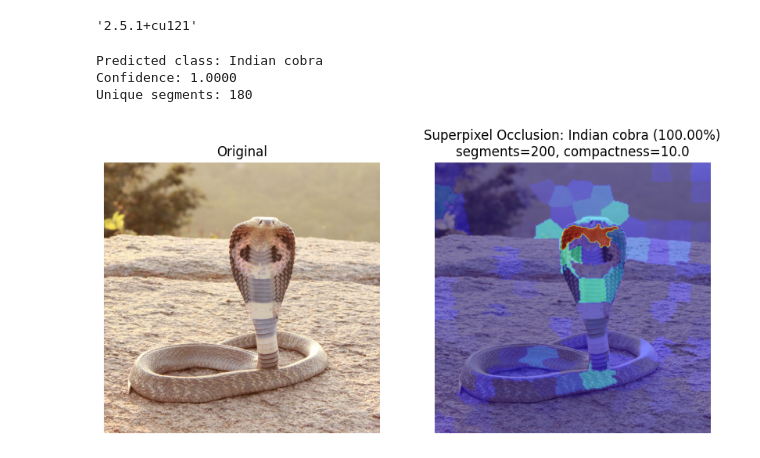
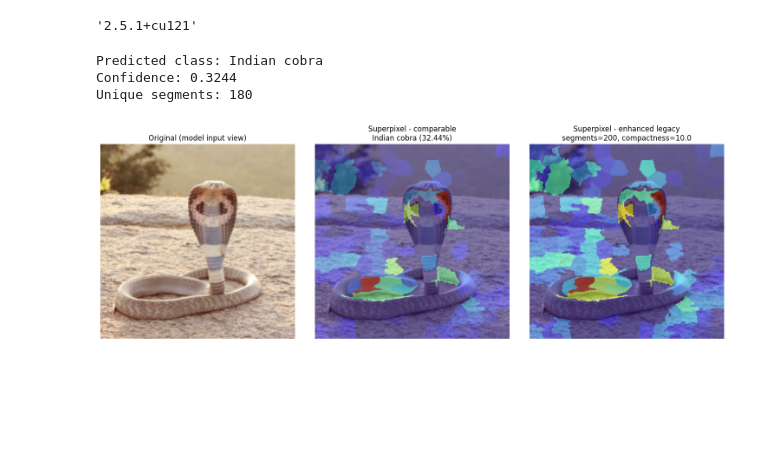
Before and after one commit to TomasVysinsky/DiplomaThesis, a Jupyter notebook: Occlusion/SuperpixelOcclusion_test.ipynb, the cells around one changed output. Saved outputs shown, nothing was run; the diff lists cells and outputs as text; code cells hidden in the pictures; blank space fills up the shorter version.

```diff
--- a/Occlusion/SuperpixelOcclusion_test.ipynb
+++ b/Occlusion/SuperpixelOcclusion_test.ipynb
@@ -1,15 +1,17 @@
 # %%
 import torch
 import torchvision.models as models
-import torchvision.transforms as transforms
 from PIL import Image
 import matplotlib.pyplot as plt
+import numpy as np
+import torch.nn.functional as F
 
-# If you renamed the file/class, this should match:
 from SuperpixelOcclusion import SuperpixelOcclusion
 
 device = torch.device("cuda" if torch.cuda.is_available() else "cpu")
 
-model = models.resnet50(weights=models.ResNet50_Weights.IMAGENET1K_V1)
-model = model.to(device)
+weights = models.ResNet50_Weights.DEFAULT
+model = models.resnet50(weights=weights).to(device)
 model.eval()
+
+categories = weights.meta["categories"]
@@ -59,35 +43,31 @@ occlusion_value = "mean"   # recommended for ImageNet-normalized inputs
 mode = "prob_drop"         # "prob_drop" or "logit_drop"
 batch_size = 32
 # %%
-transform = transforms.Compose([
-    transforms.Resize(256),
-    transforms.CenterCrop(224),
-    transforms.ToTensor(),
-    transforms.Normalize(
-        mean=[0.485, 0.456, 0.406],
-        std=[0.229, 0.224, 0.225]
-    )
-])
+preprocess = weights.transforms()
 
 def load_image(path):
     img = Image.open(path).convert("RGB")
-    tensor = transform(img).unsqueeze(0)
+    tensor = preprocess(img).unsqueeze(0)
     return img, tensor
 # %%
-import numpy as np
-import torch.nn.functional as F
-
 img, input_tensor = load_image("../Pictures/Indian_Cobra.jpg")
 input_tensor = input_tensor.to(device)
 
-# For better superpixels, pass a non-normalized RGB image for segmentation:
+# Single source of truth for target + confidence
+with torch.no_grad():
+    logits = model(input_tensor)
+    probs = torch.softmax(logits, dim=1)
+
+target_idx = int(torch.argmax(probs, dim=1).item())
+confidence = float(probs[0, target_idx].item())
+label = categories[target_idx]
+
 _, _, H, W = input_tensor.shape
-segmentation_image = np.array(img.resize((W, H)))  # HxWx3 uint8
+segmentation_image = np.array(img.resize((W, H)))  # rovnako ako v spoločnom notebooku
 
-# Explain (target_class defaults to argmax on original)
-sp_map, output, segment_drops, segments = explainer.explain(
+sp_map, _, segment_drops, segments = explainer.explain(
     input_tensor,
-    target_class=None,
+    target_class=target_idx,
     segmentation_image=segmentation_image,
     segmentation="slic",
     n_segments=n_segments,
@@ -99,23 +79,11 @@ sp_map, output, segment_drops, segments = explainer.explain(
     keep_negative=False,
 )
 
-# Softmax on original output for label + confidence
-probs = torch.softmax(output, dim=1)
-confidence, pred_class = torch.max(probs, dim=1)
-
-confidence = confidence.item()
-pred_class = pred_class.item()
-
-# ImageNet labels
-weights = models.ResNet50_Weights.DEFAULT
-class_names = weights.meta["categories"]
-label = class_names[pred_class]
-
 print(f"Predicted class: {label}")
 print(f"Confidence: {confidence:.4f}")
 print("Unique segments:", int(segments.max()) + 1)
 # %% [output]
 Predicted class: Indian cobra
-Confidence: 1.0000
+Confidence: 0.3244
 Unique segments: 180
 # %%
@@ -134,17 +118,22 @@ sp_resized = np.power(sp_resized, 0.7)
 # %%
-plt.figure(figsize=(10,5))
+plt.figure(figsize=(15,5))
 
-plt.subplot(1,2,1)
-plt.imshow(img_np)
-plt.title("Original")
+plt.subplot(1,3,1)
+plt.imshow(img_disp)
+plt.title("Original (model input view)")
 plt.axis("off")
 
-plt.subplot(1,2,2)
-plt.imshow(img_np)
-plt.imshow(sp_resized, cmap='jet', alpha=0.5)
-plt.title(f"Superpixel Occlusion: {label} ({confidence:.2%})\nsegments={n_segments}, compactness={compactness}")
+plt.subplot(1,3,2)
+plt.imshow(sp_overlay_raw)
+plt.title(f"Superpixel - comparable\n{label} ({confidence:.2%})")
 plt.axis("off")
 
+plt.subplot(1,3,3)
+plt.imshow(sp_overlay_legacy)
+plt.title(f"Superpixel - enhanced legacy\nsegments={n_segments}, compactness={compactness}")
+plt.axis("off")
+
+plt.tight_layout()
 plt.show()
 # %% [output]
-[figure, old version]
+[figure, new version]
```
Also changed, not shown: parts of 2 cells of this notebook, 4 other files.
